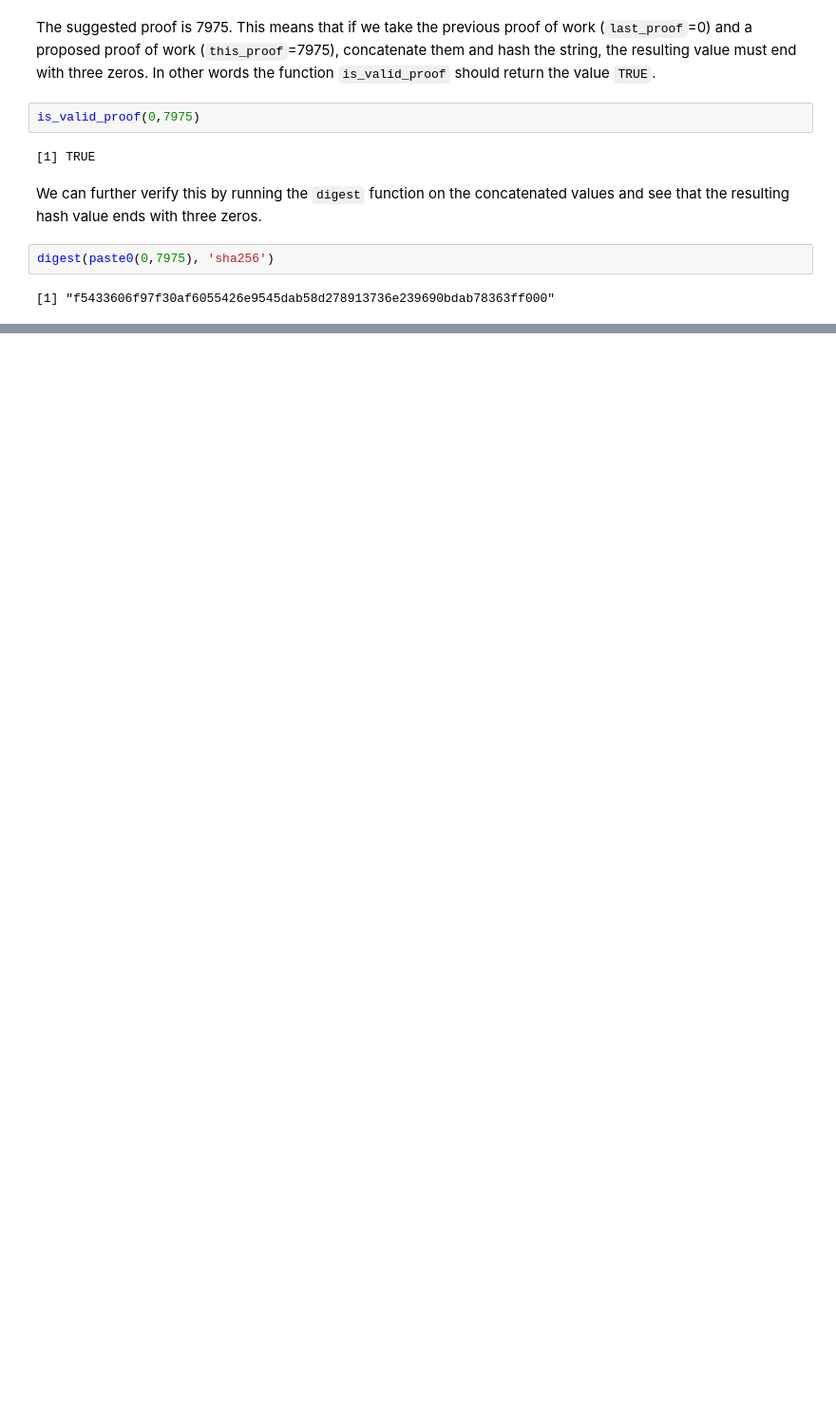
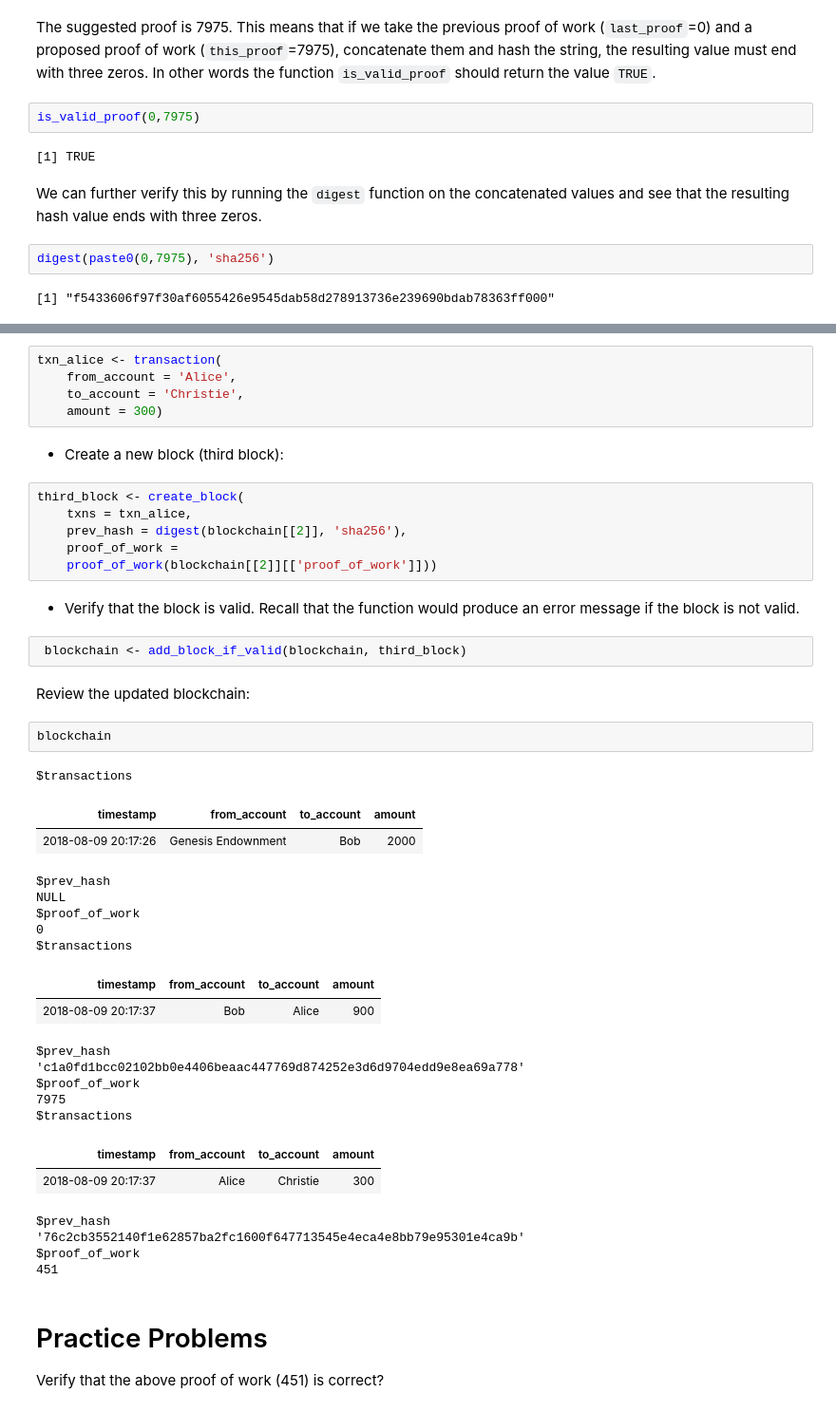
Before and after one commit to aberrante/blockchain_r, a Jupyter notebook: Blockchain in R.ipynb, the cells around one changed output, grey strips where cells are left out. Shown at 95% size. Drawn from its saved outputs; the diff is of its cells as text; blank space fills up the shorter version.

```diff
--- a/Blockchain in R.ipynb
+++ b/Blockchain in R.ipynb
@@ -260,0 +392,46 @@ digest(paste0(0,7975), 'sha256')
+# %%
+txn_alice <- transaction(
+    from_account = 'Alice',
+    to_account = 'Christie',
+    amount = 300)
+# %% [markdown]
++ Create a new block (third block):
+# %%
+third_block <- create_block(
+    txns = txn_alice,
+    prev_hash = digest(blockchain[[2]], 'sha256'),
+    proof_of_work =
+    proof_of_work(blockchain[[2]][['proof_of_work']]))
+# %% [markdown]
++ Verify that the block is valid. Recall that the function would produce an error message if the block is not valid.
+# %%
+ blockchain <- add_block_if_valid(blockchain, third_block)
+# %% [markdown]
+Review the updated blockchain:
+# %%
+blockchain
+# %% [output]
+$transactions
+| timestamp | from_account | to_account | amount |
+| 2018-08-09 20:17:26 | Genesis Endownment | Bob | 2000 |
+$prev_hash
+NULL
+$proof_of_work
+0
+$transactions
+| timestamp | from_account | to_account | amount |
+| 2018-08-09 20:17:37 | Bob | Alice | 900 |
+$prev_hash
+'c1a0fd1bcc02102bb0e4406beaac447769d874252e3d6d9704edd9e8ea69a778'
+$proof_of_work
+7975
+$transactions
+| timestamp | from_account | to_account | amount |
+| 2018-08-09 20:17:37 | Alice | Christie | 300 |
+$prev_hash
+'76c2cb3552140f1e62857ba2fc1600f647713545e4eca4e8bb79e95301e4ca9b'
+$proof_of_work
+451
+# %% [markdown]
+# Practice Problems
+Verify that the above proof of work (451) is correct?
```
Also changed, not shown: parts of 34 cells of this notebook.
